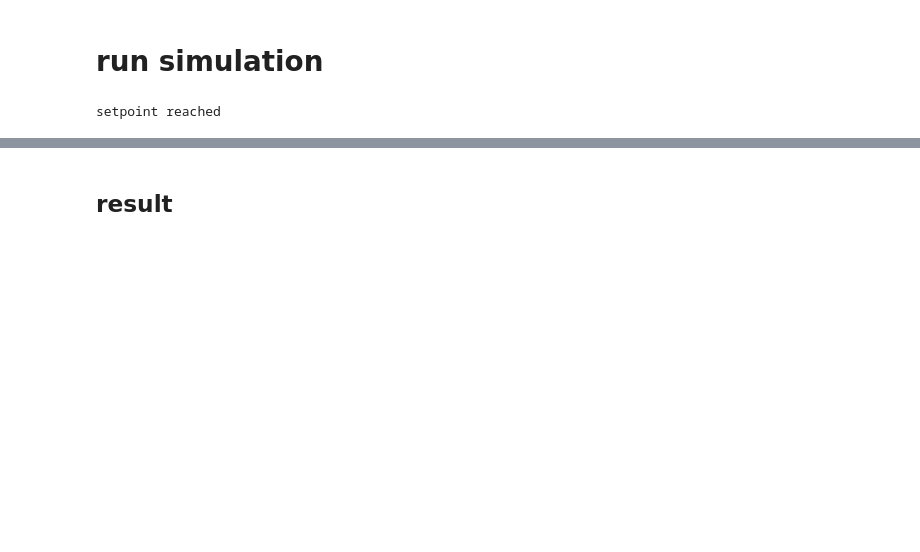
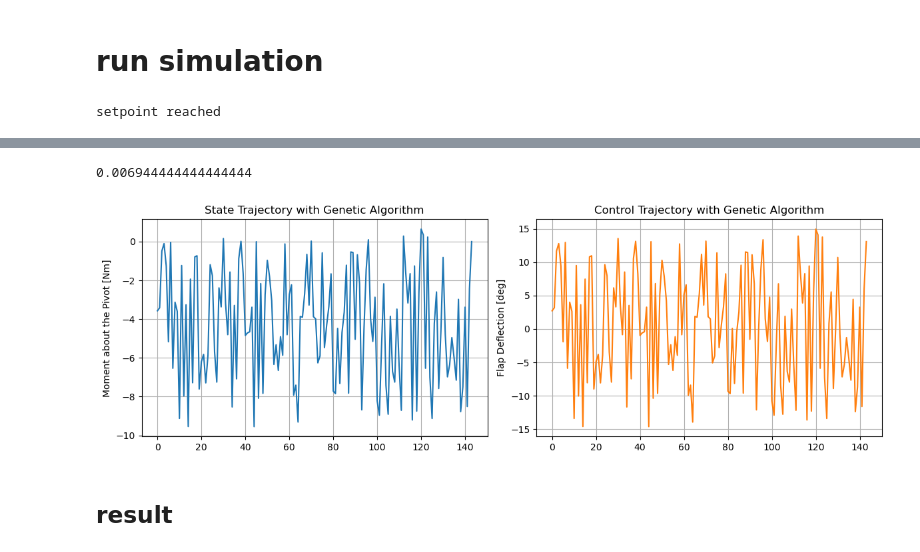
Before and after one commit to johnathanasd/Airfoil_Moment_Bench, a Jupyter notebook: run_test.ipynb, the cells around one changed output, grey strips where cells are left out. Saved outputs shown, nothing was run; the diff lists cells and outputs as text; code cells hidden in the pictures; blank space fills up the shorter version.

Commit message:
Add genetic algorithm

```diff
--- a/run_test.ipynb
+++ b/run_test.ipynb
@@ -304,3 +450,29 @@ plt.show()
+# %%
+num_episodes = 100
+delta_t = 0.1
+state_trajectory_max_ga,control_trajectory_max_ga,fm_trajectory_max_ga, reward_max_ga = run_simulation(env, num_episodes,delta_t, airfoil)
+print(reward_max_ga)
+# %% [output]
+0.006944444444444444
+# %%
+fig, axes = plt.subplots(1, 2, figsize=(12, 4))
+
+axes[0].plot(state_trajectory_max_ga, color=plt.cm.tab10(0))
+#axes[0].set_xlabel("Time [s]")
+axes[0].set_ylabel("Moment about the Pivot [Nm]")
+axes[0].set_title("State Trajectory with Genetic Algorithm")
+axes[0].grid()
+
+axes[1].plot(np.rad2deg(control_trajectory_max_ga), color=plt.cm.tab10(1))
+#axes[1].set_xlabel("Time [s]")
+axes[1].set_ylabel("Flap Deflection [deg]")
+axes[1].set_title("Control Trajectory with Genetic Algorithm")
+axes[1].grid()
+
+plt.tight_layout()
+plt.show()
+# %% [output]
+[figure, added]
 # %% [markdown]
 ## result
 # %%
```
Also changed, not shown: parts of 5 cells of this notebook.
